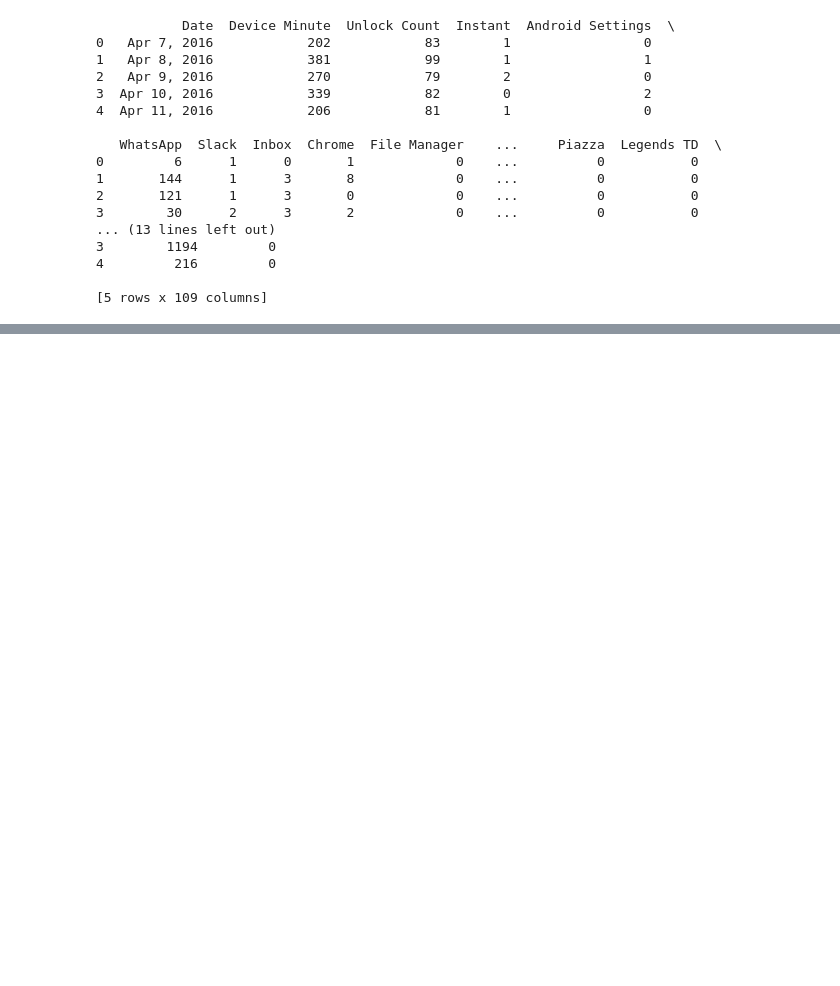
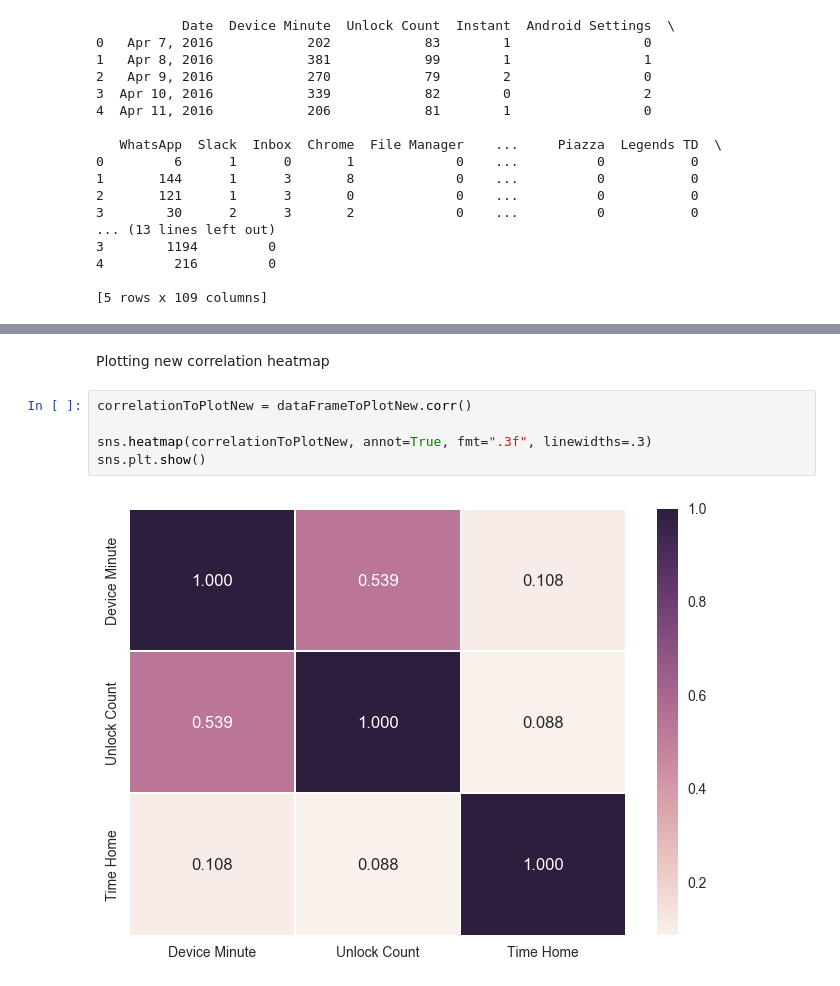
Before and after one commit to djpandit007/silver-doodle, a Jupyter notebook: Ghazarian's Gazelles.ipynb, the cells around one changed output, grey strips where cells are left out. Cells and saved outputs as stored; diff of their text form; blank space fills up the shorter version.

```diff
--- a/Ghazarian's Gazelles.ipynb
+++ b/Ghazarian's Gazelles.ipynb
@@ -45,0 +83,9 @@ import seaborn as sns
+# %% [markdown]
+Plotting new correlation heatmap
+# %%
+correlationToPlotNew = dataFrameToPlotNew.corr()
+
+sns.heatmap(correlationToPlotNew, annot=True, fmt=".3f", linewidths=.3)
+sns.plt.show()
+# %% [output]
+[figure, added]
```
Also changed, not shown: parts of 13 cells of this notebook.
